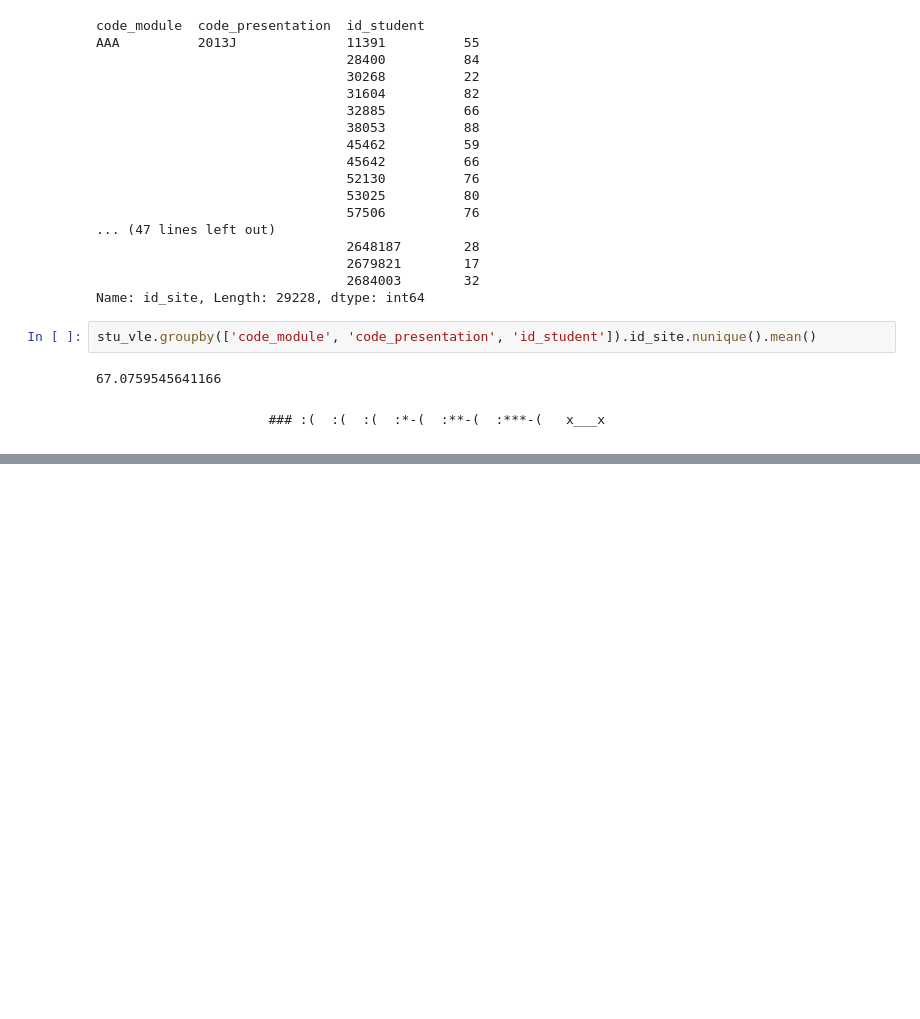
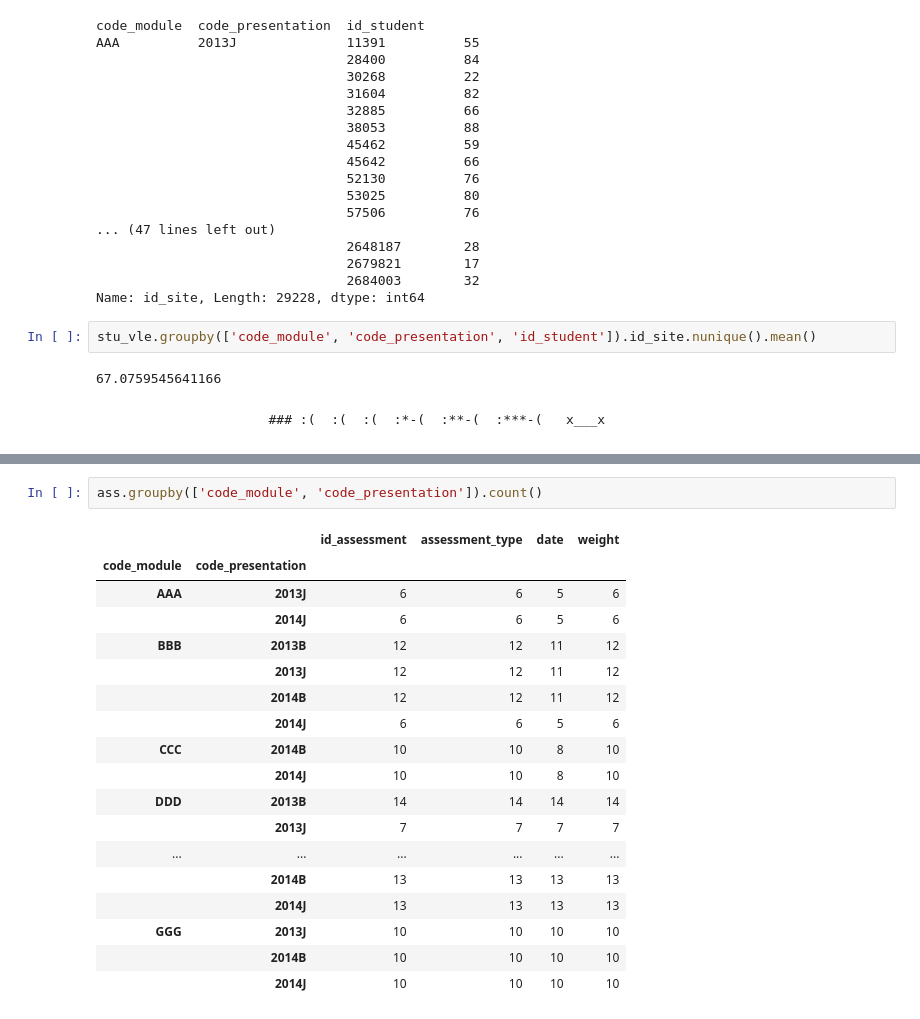
Before and after one commit to zimzoom/study-next, a Jupyter notebook: 0_eda.ipynb, the cells around one changed output, grey strips where cells are left out. Saved outputs shown, nothing was run; the diff lists cells and outputs as text; blank space fills up the shorter version.

```diff
--- a/0_eda.ipynb
+++ b/0_eda.ipynb
@@ -528,0 +668,21 @@ stu_vle.groupby(['code_module', 'code_presentation', 'id_student']).id_site.nuni
+# %%
+ass.groupby(['code_module', 'code_presentation']).count()
+# %% [output]
+|  |  | id_assessment | assessment_type | date | weight |
+| code_module | code_presentation |  |  |  |  |
+| AAA | 2013J | 6 | 6 | 5 | 6 |
+|  | 2014J | 6 | 6 | 5 | 6 |
+| BBB | 2013B | 12 | 12 | 11 | 12 |
+|  | 2013J | 12 | 12 | 11 | 12 |
+|  | 2014B | 12 | 12 | 11 | 12 |
+|  | 2014J | 6 | 6 | 5 | 6 |
+| CCC | 2014B | 10 | 10 | 8 | 10 |
+|  | 2014J | 10 | 10 | 8 | 10 |
+| DDD | 2013B | 14 | 14 | 14 | 14 |
+|  | 2013J | 7 | 7 | 7 | 7 |
+| ... | ... | ... | ... | ... | ... |
+|  | 2014B | 13 | 13 | 13 | 13 |
+|  | 2014J | 13 | 13 | 13 | 13 |
+| GGG | 2013J | 10 | 10 | 10 | 10 |
+|  | 2014B | 10 | 10 | 10 | 10 |
+|  | 2014J | 10 | 10 | 10 | 10 |
```
Also changed, not shown: parts of 32 cells of this notebook, 3 other files.
